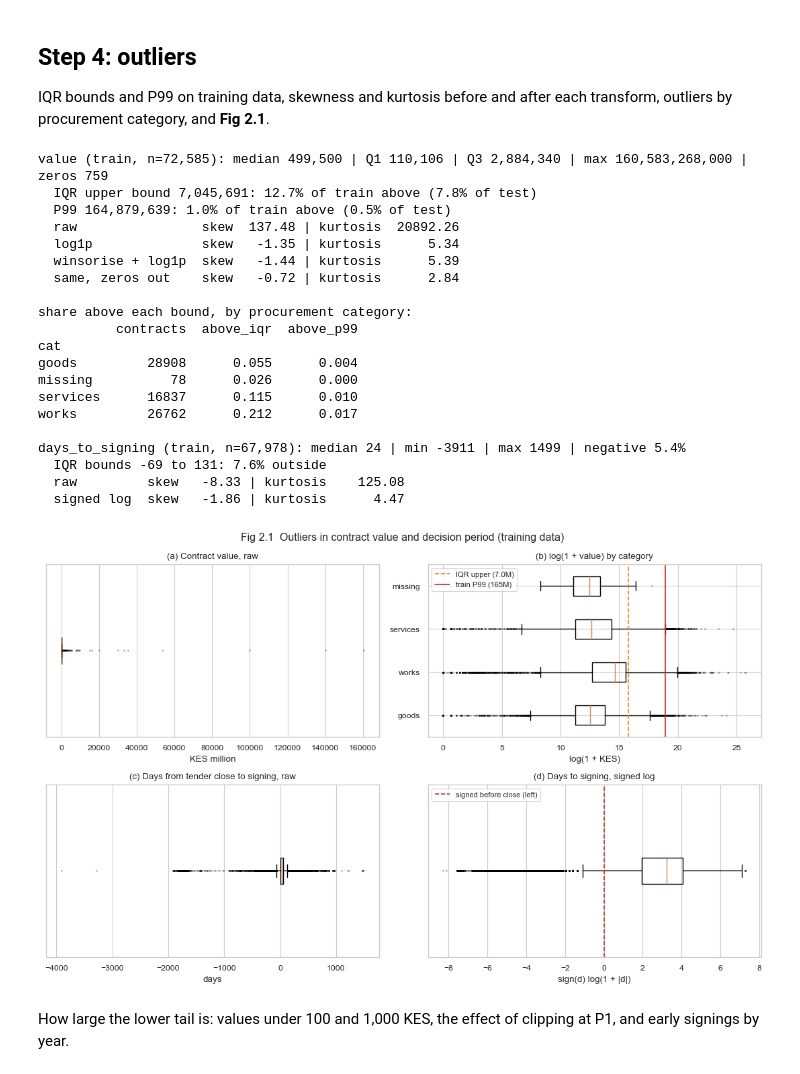
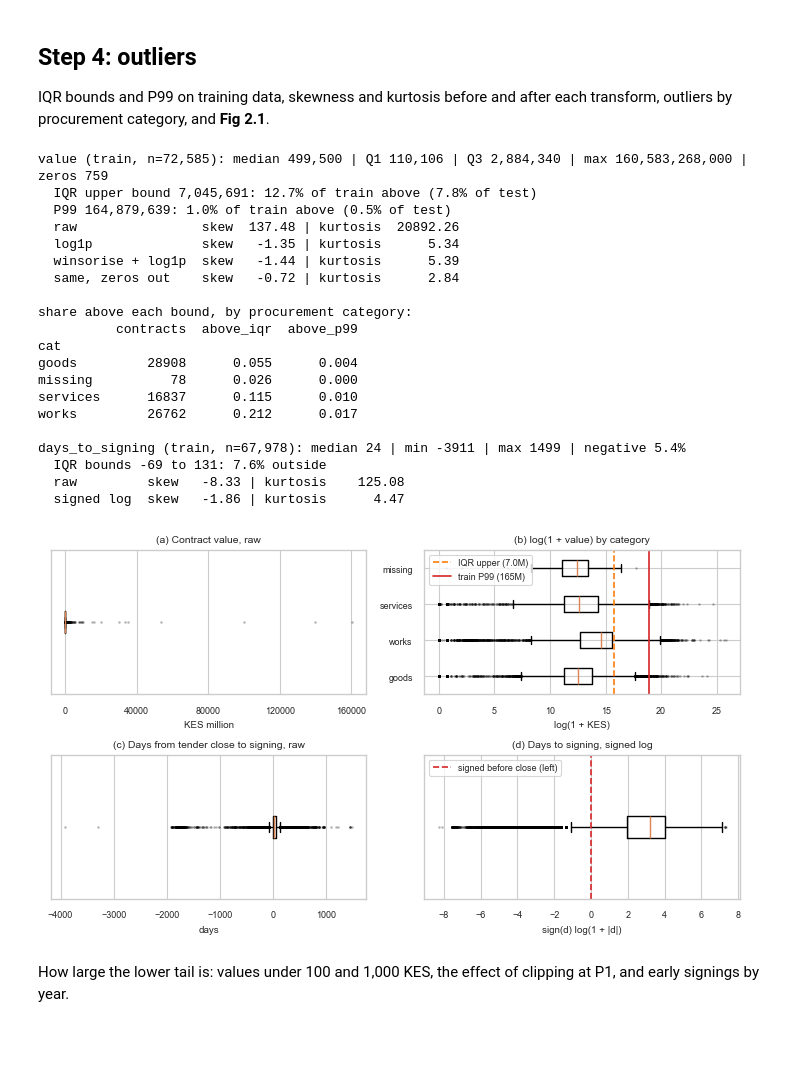
Before and after one commit to Razan-O-Elobeid/kenya-procurement-triage, a Jupyter notebook: phase2_implementation/notebooks/pipeline_execution.ipynb, the cells around one changed output. Saved outputs shown, nothing was run; the diff lists cells and outputs as text; code cells hidden in the pictures; blank space fills up the shorter version.

```diff
--- a/phase2_implementation/notebooks/pipeline_execution.ipynb
+++ b/phase2_implementation/notebooks/pipeline_execution.ipynb
@@ -60,6 +60,11 @@ from src.constants import METHOD_LEVEL, LEVEL_NAMES
 from src.diagnostics import little_mcar, missingness_tests
 
 sns.set_theme(style="whitegrid", context="paper")
+
+# figures are drawn at their printed size in the IEEE paper, so fonts print at true size
+FULL, COL = 7.16, 3.5  # inches: full text width, one column
+plt.rcParams.update({"font.size": 7, "axes.titlesize": 7.5, "axes.labelsize": 7, "xtick.labelsize": 6.5,
+                     "ytick.labelsize": 6.5, "legend.fontsize": 6.5, "figure.titlesize": 8})
 
 
 def save(fig, name):
@@ -75,12 +80,12 @@ print(miss_train[miss_train > 0].to_string(), "\n")
 order = miss_train.index
 sample = X_train.sample(min(3000, len(X_train)), random_state=0)
 sample = sample.loc[sample[order].isna().sum(axis=1).sort_values().index]
-fig, ax = plt.subplots(figsize=(10, 5))
+fig, ax = plt.subplots(figsize=(FULL, 2.8))
 ax.imshow(sample[order].isna().to_numpy(), aspect="auto", cmap="Greys", interpolation="nearest")
+ax.grid(False)
 ax.set_xticks(range(len(order)))
-ax.set_xticklabels([f"{c} ({miss_train[c]:.1f}%)" for c in order], rotation=75, ha="right", fontsize=6)
-ax.set_ylabel("training contracts (sample of 3,000, sorted by number missing)")
-ax.set_title("Figure 1.1: Missingness pattern of the training set (black = missing)")
+ax.set_xticklabels([f"{c} ({miss_train[c]:.1f}%)" for c in order], rotation=60, ha="right", rotation_mode="anchor")
+ax.set_ylabel("training contracts\n(sample of 3,000)")
 save(fig, "fig1_1_missingness_heatmap.png")
 
 # Little's MCAR test on the numeric block (days measured from the bidding deadline)
@@ -792,10 +796,11 @@ print(f"  raw         {shape(d)}")
 print(f"  signed log  {shape(signed_log(d))}")
 
 # fig 2.1
-fig, ax = plt.subplots(2, 2, figsize=(11, 7))
-box = dict(showfliers=True, flierprops=dict(marker=".", markersize=2, alpha=0.3))
+fig, ax = plt.subplots(2, 2, figsize=(FULL, 4.2))
+box = dict(showfliers=True, flierprops=dict(marker=".", markersize=1.5, alpha=0.3))
 ax[0, 0].boxplot(v.dropna() / 1e6, vert=False, **box)
 ax[0, 0].set(title="(a) Contract value, raw", xlabel="KES million", yticks=[])
+ax[0, 0].xaxis.set_major_locator(plt.MaxNLocator(5))
 order = by_cat["cat"].value_counts().index.tolist()
 lv = np.log1p(v)
 ax[0, 1].boxplot([lv[by_cat["cat"] == c].dropna() for c in order], vert=False, **box)
@@ -803,39 +808,38 @@ ax[0, 1].set_yticks(range(1, len(order) + 1), order)
 ax[0, 1].axvline(np.log1p(iqr_hi), color="tab:orange", ls="--", label=f"IQR upper ({iqr_hi / 1e6:.1f}M)")
 ax[0, 1].axvline(np.log1p(p99), color="tab:red", ls="-", label=f"train P99 ({p99 / 1e6:.0f}M)")
 ax[0, 1].set(title="(b) log(1 + value) by category", xlabel="log(1 + KES)")
-ax[0, 1].legend(loc="upper left", fontsize=8)
+ax[0, 1].legend(loc="upper left")
 ax[1, 0].boxplot(d.dropna(), vert=False, **box)
 ax[1, 0].set(title="(c) Days from tender close to signing, raw", xlabel="days", yticks=[])
 ax[1, 1].boxplot(signed_log(d).dropna(), vert=False, **box)
 ax[1, 1].axvline(0, color="tab:red", ls="--", label="signed before close (left)")
 ax[1, 1].set(title="(d) Days to signing, signed log", xlabel="sign(d) log(1 + |d|)", yticks=[])
-ax[1, 1].legend(loc="upper left", fontsize=8)
-fig.suptitle("Fig 2.1  Outliers in contract value and decision period (training data)")
+ax[1, 1].legend(loc="upper left")
 fig.tight_layout()
 fig.savefig(FIG / "fig2_1_outlier_boxplots.png", dpi=300, bbox_inches="tight")
 plt.show()
 # %% [output]
 value (train, n=72,585): median 499,500 | Q1 110,106 | Q3 2,884,340 | max 160,583,268,000 | zeros 759
   IQR upper bound 7,045,691: 12.7% of train above (7.8% of test)
   P99 164,879,639: 1.0% of train above (0.5% of test)
   raw                skew  137.48 | kurtosis  20892.26
   log1p              skew   -1.35 | kurtosis      5.34
   winsorise + log1p  skew   -1.44 | kurtosis      5.39
   same, zeros out    skew   -0.72 | kurtosis      2.84
 
 share above each bound, by procurement category:
           contracts  above_iqr  above_p99
 cat
 goods         28908      0.055      0.004
 missing          78      0.026      0.000
 services      16837      0.115      0.010
 works         26762      0.212      0.017
 
 days_to_signing (train, n=67,978): median 24 | min -3911 | max 1499 | negative 5.4%
   IQR bounds -69 to 131: 7.6% outside
   raw         skew   -8.33 | kurtosis    125.08
   signed log  skew   -1.86 | kurtosis      4.47
-[figure, old version]
+[figure, new version]
 # %% [markdown]
 How large the lower tail is: values under 100 and 1,000 KES, the effect of clipping at P1, and early signings by year.
 # %%
```
Also changed, not shown: parts of 10 cells of this notebook, 8 other files.
